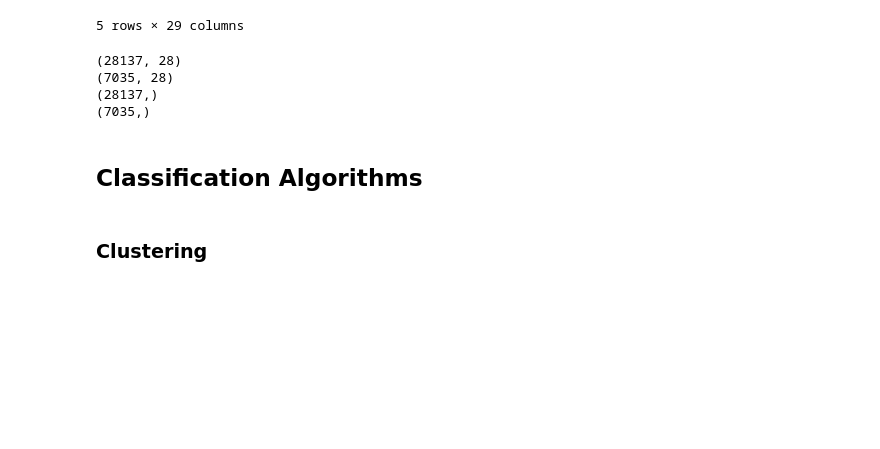
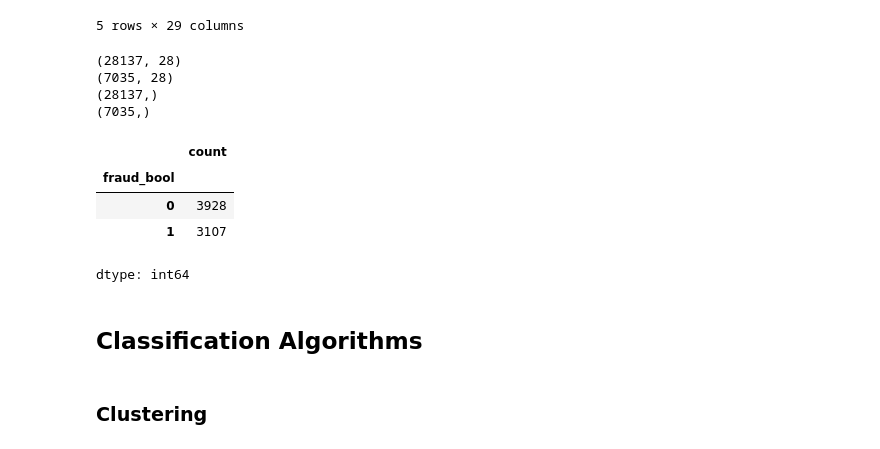
Before and after one commit to karthikraghavan/MLFraudDetection, a Jupyter notebook: MLFraudDetection.ipynb, the cells around one changed output. Saved outputs shown, nothing was run; the diff lists cells and outputs as text; code cells hidden in the pictures; blank space fills up the shorter version.

```diff
--- a/MLFraudDetection.ipynb
+++ b/MLFraudDetection.ipynb
@@ -565,6 +552,14 @@ print(ytest.shape)
 (7035, 28)
 (28137,)
 (7035,)
+# %%
+ytest.value_counts()
+# %% [output]
+|  | count |
+| fraud_bool |  |
+| 0 | 3928 |
+| 1 | 3107 |
+dtype: int64
 # %% [markdown]
 ## Classification Algorithms
 # %% [markdown]
```
Also changed, not shown: parts of 24 cells of this notebook.
